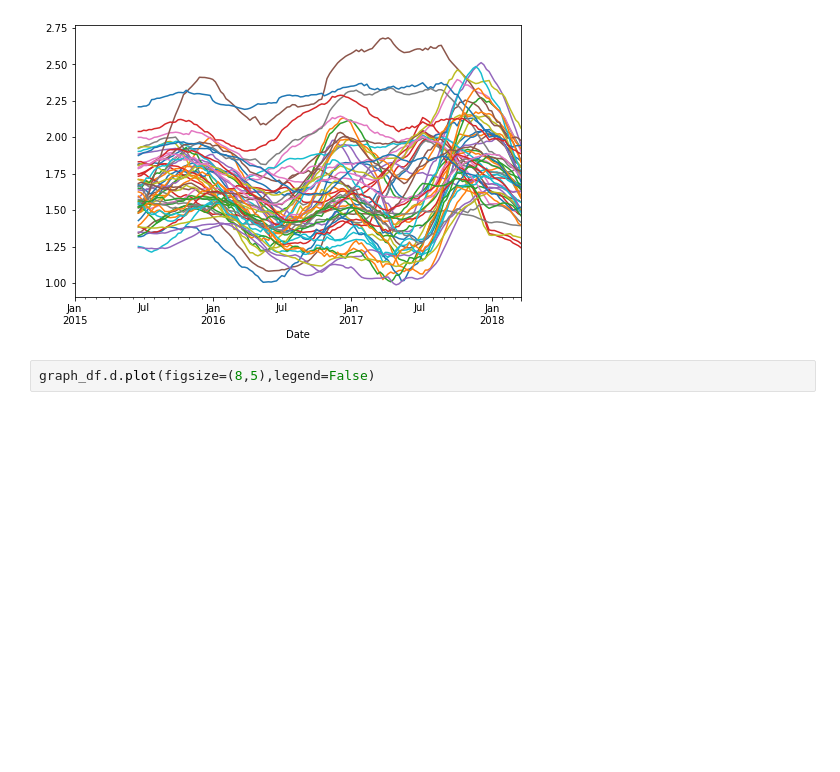
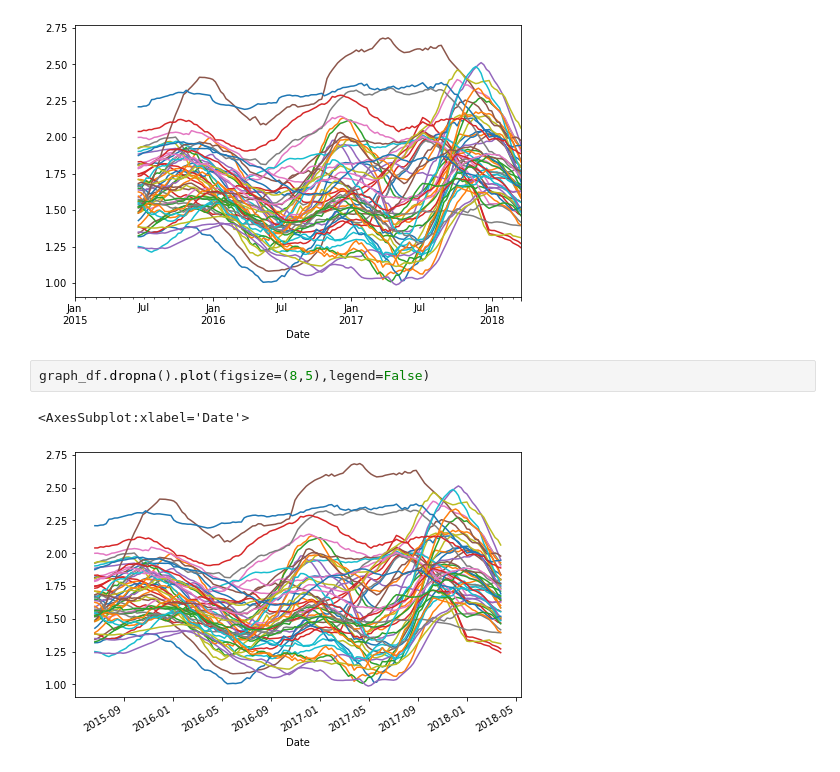
Before and after one commit to leonidasprado/LearningPandas, a Jupyter notebook: pandas2.ipynb, the cells around one changed output. Drawn from its saved outputs; the diff is of its cells as text; blank space fills up the shorter version.

```diff
--- a/pandas2.ipynb
+++ b/pandas2.ipynb
@@ -294,4 +294,7 @@ graph_df.plot(figsize=(8,5),legend=False)
 <AxesSubplot:xlabel='Date'>
 [figure]
 # %%
-graph_df.d.plot(figsize=(8,5),legend=False)
+graph_df.dropna().plot(figsize=(8,5),legend=False)
+# %% [output]
+<AxesSubplot:xlabel='Date'>
+[figure, added]
```
Also changed, not shown: parts of 1 cell of this notebook.
